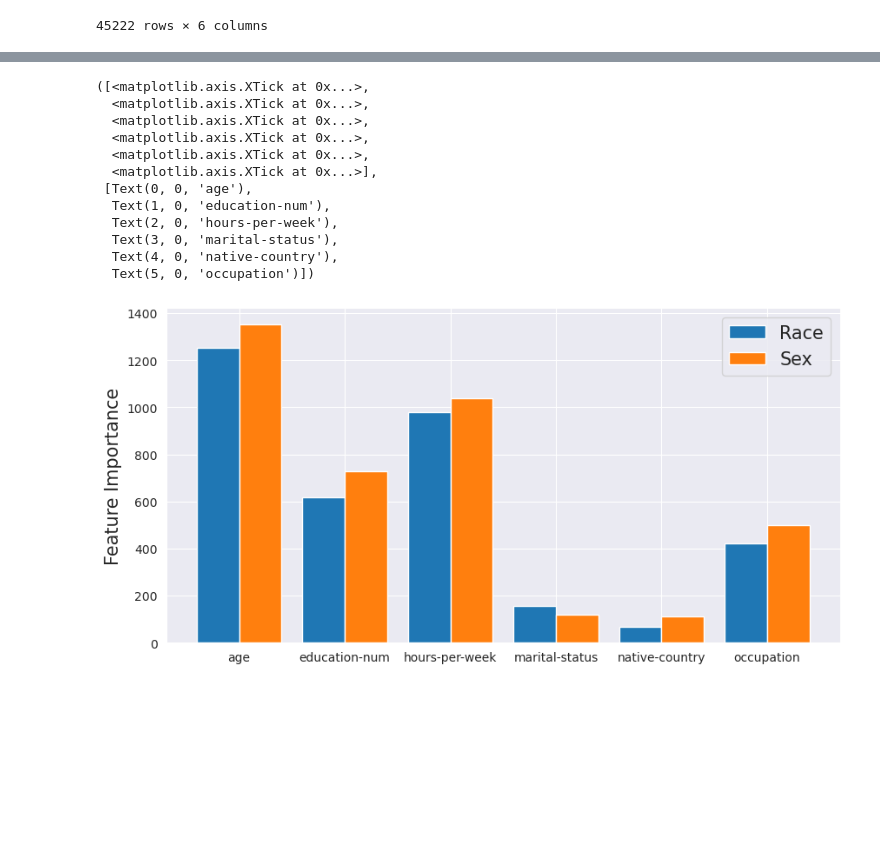
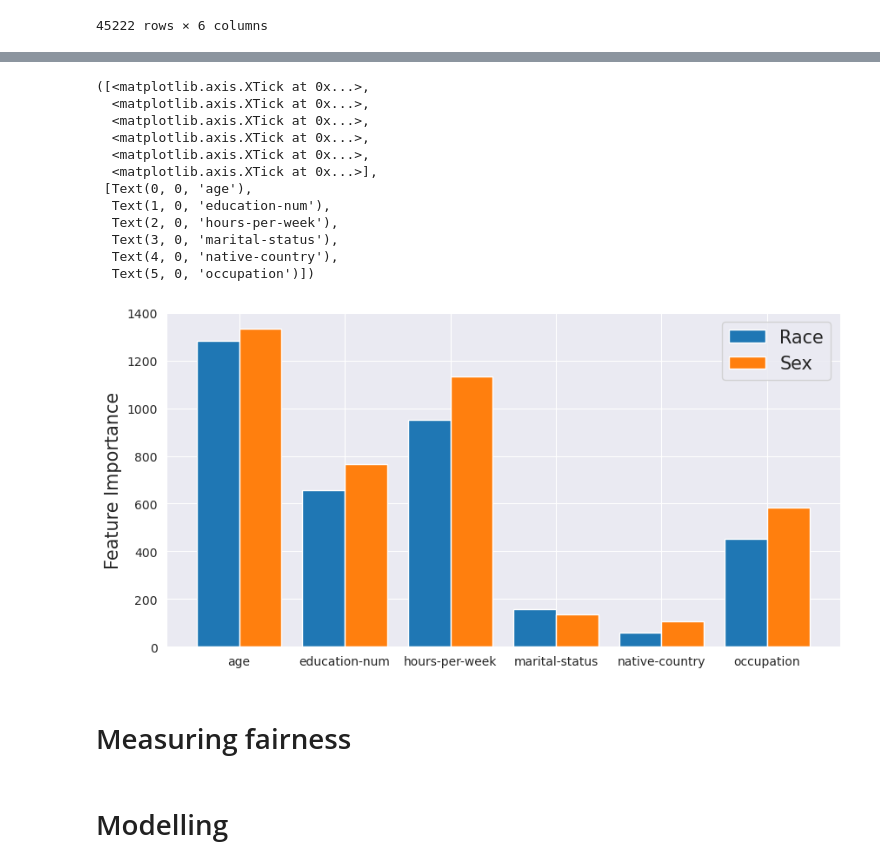
Before and after one commit to ehsanap7/machineLearning, a Jupyter notebook: Measuring_bias.ipynb, the cells around one changed output, grey strips where cells are left out. Drawn from its saved outputs; the diff is of its cells as text; code cells hidden in the pictures; blank space fills up the shorter version.

Commit message:
First step for measuring bias Version 2

```diff
--- a/Measuring_bias.ipynb
+++ b/Measuring_bias.ipynb
@@ -361,33 +375,37 @@ weighted avg       0.80      0.79      0.79     29390
 plt.figure(figsize=(10, 5))
 
 labels = ['age', 'education-num', 'hours-per-week', 'marital-status',
           'native-country', 'occupation']
 
-# fi_race = [fi_race[l] for l in labels]
-# fi_sex = [fi_sex[l] for l in labels]
+fi_race = [fi_race[l] for l in labels]
+fi_sex = [fi_sex[l] for l in labels]
 
 
 x = np.arange(len(labels))
 width = 0.4
 plt.bar(x - width / 2, height=fi_race, width=width, label='Race')
 plt.bar(x + width / 2, height=fi_sex, width=width, label='Sex')
 plt.legend(fontsize=15)
 
 plt.ylabel('Feature Importance', size=15)
 plt.xticks(ticks=x, labels=labels)
 
 # plt.savefig(path.format("Feature Importance.png"), dpi=100)
 # %% [output]
 ([<matplotlib.axis.XTick at 0x...>,
   <matplotlib.axis.XTick at 0x...>,
   <matplotlib.axis.XTick at 0x...>,
   <matplotlib.axis.XTick at 0x...>,
   <matplotlib.axis.XTick at 0x...>,
   <matplotlib.axis.XTick at 0x...>],
  [Text(0, 0, 'age'),
   Text(1, 0, 'education-num'),
   Text(2, 0, 'hours-per-week'),
   Text(3, 0, 'marital-status'),
   Text(4, 0, 'native-country'),
   Text(5, 0, 'occupation')])
-[figure, old version]
+[figure, new version]
+# %% [markdown]
+# Measuring fairness
+# %% [markdown]
+# Modelling
```
Also changed, not shown: parts of 21 cells of this notebook.
